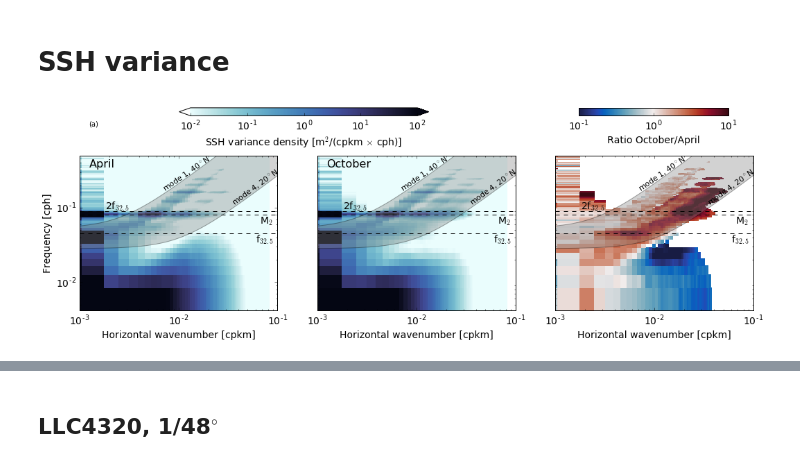
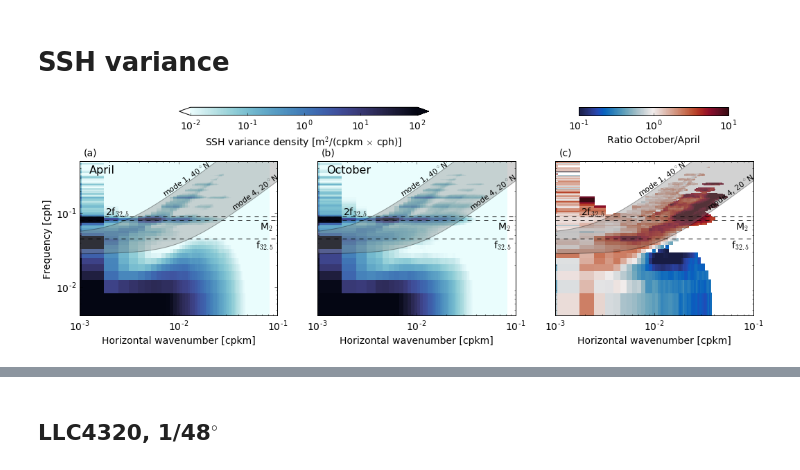
Before and after one commit to cesar-rocha/UpperOceanSeasonality, a Jupyter notebook: notebooks/WavenumberFrequencySpec.ipynb, the cells around one changed output, grey strips where cells are left out. Cells and saved outputs as stored; diff of their text form; code cells hidden in the pictures.

```diff
--- a/notebooks/WavenumberFrequencySpec.ipynb
+++ b/notebooks/WavenumberFrequencySpec.ipynb
@@ -126,7 +126,7 @@ plt.ylabel("Frequency [cph]")
 plt_freqs()
 plt.xlim(1.e-3,1/5./2.)
 plt.ylim(0,.5)
-plt.text(1.25e-3,1.24,'(a)')
+plt.text(1.1e-3,.6,'(a)',fontsize=14)
 plt.text(1/800,.35,'April',color='k',fontsize=16)
 
 ax = plt.subplot(132)
@@ -134,36 +134,38 @@ cdensity = plt.pcolormesh(ki,f,Eetao.T,norm=LogNorm(vmin=vmin,vmax=vmax),cmap=cm
 ax.set_xscale("log", nonposx='clip')
 ax.set_yscale("log", nonposx='clip')
 plt.xlabel("Horizontal wavenumber [cpkm]")
 plt_freqs()
 
 plt.xlim(1.e-3,1/5./2)
 plt.ylim(0,.5)
 plt.yticks([])
 plt.text(1/800,.35,'October',color='k',fontsize=16)
+plt.text(1.1e-3,.6,'(b)',fontsize=14)
 
 ax = plt.subplot(133)
 cratio = plt.pcolormesh(ki,f,RatioEeta,norm=LogNorm(vmin=.1,vmax=10),cmap=cmocean.cm.balance)
 plt_freqs()
+plt.text(1.1e-3,.6,'(c)',fontsize=14)
 
 ax.set_xscale("log", nonposx='clip')
 ax.set_yscale("log", nonposx='clip')
 plt.xlim(1.e-3,1/5./2)
 plt.ylim(0,.5)
 plt.xlabel("Horizontal wavenumber [cpkm]")
 plt.yticks([])
 
 fig.subplots_adjust(right=0.8)
-cbar_ax = fig.add_axes([0.625, 1.1, 0.15, 0.04])
+cbar_ax = fig.add_axes([0.625, 1.13, 0.15, 0.04])
 fig.colorbar(cratio, cax=cbar_ax,label=r'Ratio October/April',orientation='horizontal')
 
 fig.subplots_adjust(right=0.8)
-cbar_ax = fig.add_axes([0.225, 1.1, 0.25, 0.04])
+cbar_ax = fig.add_axes([0.225, 1.13, 0.25, 0.04])
 fig.colorbar(cdensity, cax=cbar_ax,label=r'SSH variance density [m$^2$/(cpkm $\times$ cph)]'
              ,extend='both',orientation='horizontal')
 
 plt.savefig(__dest__[0],dpi=100,bbox_inches='tight')
 # %% [output]
-[figure, old version]
+[figure, new version]
 # %%
 fig = plt.figure(figsize=(6.5,5.5))
 ax = plt.subplot(111)
```
Also changed, not shown: parts of 14 cells of this notebook, 3 other files.
